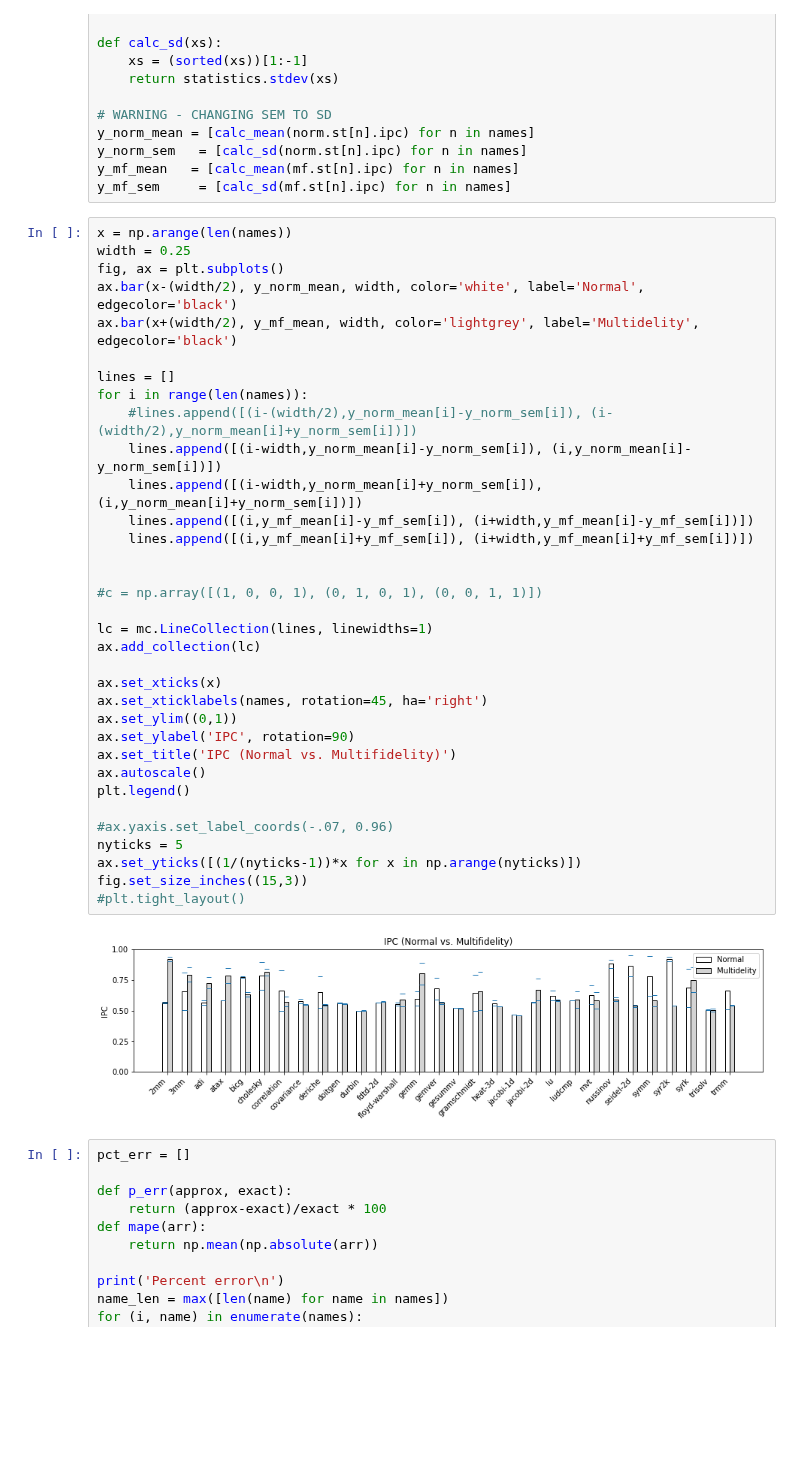
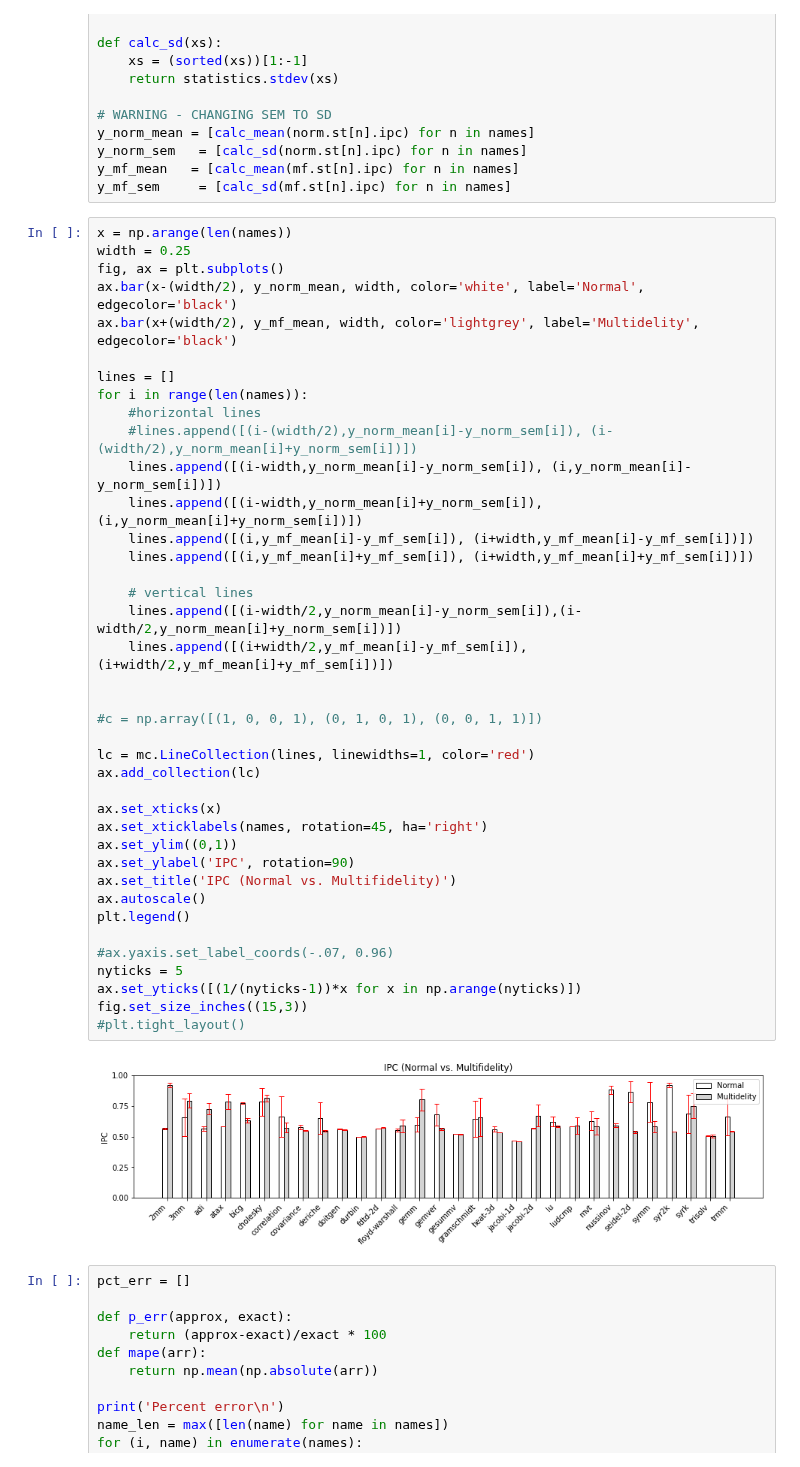
Before and after one commit to plavin/multifidelity, a Jupyter notebook: AccuracyComparison.ipynb, the cells around one changed output. Saved outputs shown, nothing was run; the diff lists cells and outputs as text; blank space fills up the shorter version.

```diff
--- a/AccuracyComparison.ipynb
+++ b/AccuracyComparison.ipynb
@@ -46,35 +46,40 @@ fig, ax = plt.subplots()
 ax.bar(x-(width/2), y_norm_mean, width, color='white', label='Normal', edgecolor='black')
 ax.bar(x+(width/2), y_mf_mean, width, color='lightgrey', label='Multidelity', edgecolor='black')
 
 lines = []
 for i in range(len(names)):
+    #horizontal lines
     #lines.append([(i-(width/2),y_norm_mean[i]-y_norm_sem[i]), (i-(width/2),y_norm_mean[i]+y_norm_sem[i])])
     lines.append([(i-width,y_norm_mean[i]-y_norm_sem[i]), (i,y_norm_mean[i]-y_norm_sem[i])])
     lines.append([(i-width,y_norm_mean[i]+y_norm_sem[i]), (i,y_norm_mean[i]+y_norm_sem[i])])
     lines.append([(i,y_mf_mean[i]-y_mf_sem[i]), (i+width,y_mf_mean[i]-y_mf_sem[i])])
     lines.append([(i,y_mf_mean[i]+y_mf_sem[i]), (i+width,y_mf_mean[i]+y_mf_sem[i])])
 
+    # vertical lines
+    lines.append([(i-width/2,y_norm_mean[i]-y_norm_sem[i]),(i-width/2,y_norm_mean[i]+y_norm_sem[i])])
+    lines.append([(i+width/2,y_mf_mean[i]-y_mf_sem[i]),(i+width/2,y_mf_mean[i]+y_mf_sem[i])])
+
 
 #c = np.array([(1, 0, 0, 1), (0, 1, 0, 1), (0, 0, 1, 1)])
 
-lc = mc.LineCollection(lines, linewidths=1)
+lc = mc.LineCollection(lines, linewidths=1, color='red')
 ax.add_collection(lc)
 
 ax.set_xticks(x)
 ax.set_xticklabels(names, rotation=45, ha='right')
 ax.set_ylim((0,1))
 ax.set_ylabel('IPC', rotation=90)
 ax.set_title('IPC (Normal vs. Multifidelity)')
 ax.autoscale()
 plt.legend()
 
 #ax.yaxis.set_label_coords(-.07, 0.96)
 nyticks = 5
 ax.set_yticks([(1/(nyticks-1))*x for x in np.arange(nyticks)])
 fig.set_size_inches((15,3))
 #plt.tight_layout()
 # %% [output]
-[figure, old version]
+[figure, new version]
 # %%
 pct_err = []
 
```
Also changed, not shown: parts of 8 cells of this notebook, 1 other file.
